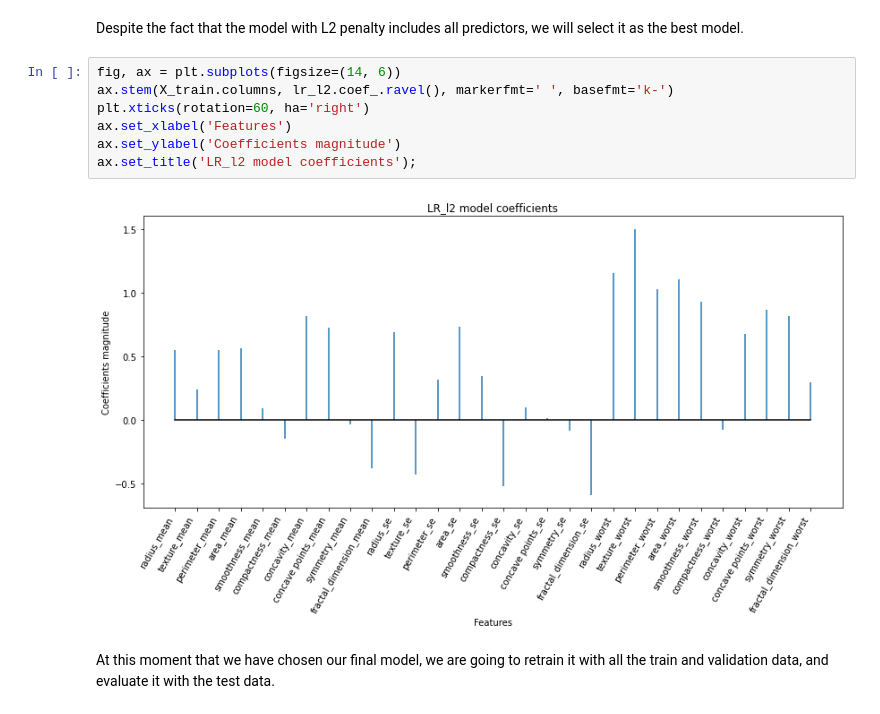
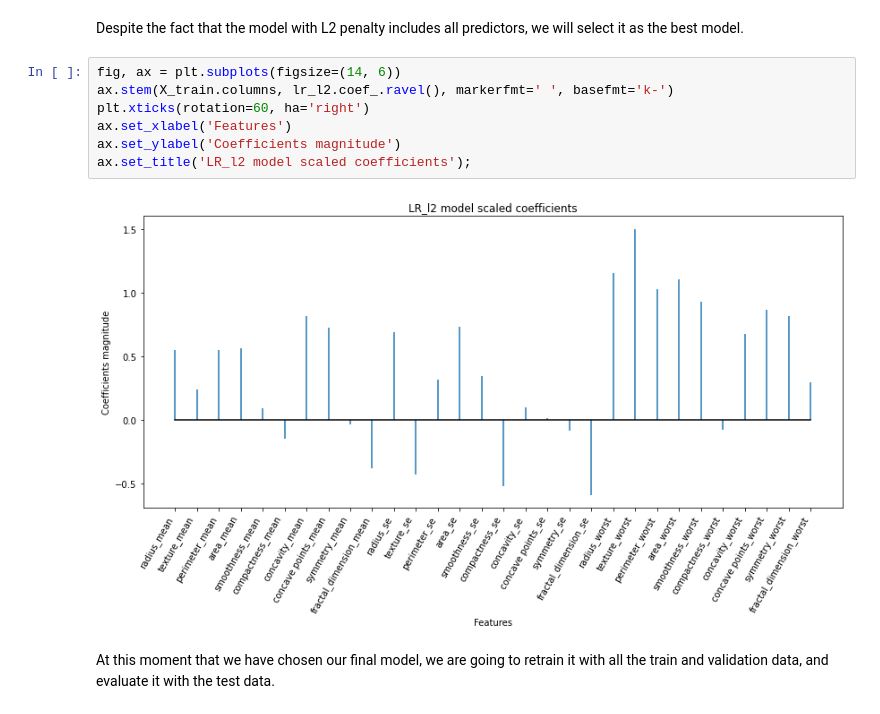
Before and after one commit to mgp165/TFG, a Jupyter notebook: notebooks/models/breast_cancer/logistic_regression.ipynb, the cells around one changed output. Cells and saved outputs as stored; diff of their text form.

```diff
--- a/notebooks/models/breast_cancer/logistic_regression.ipynb
+++ b/notebooks/models/breast_cancer/logistic_regression.ipynb
@@ -93,12 +95,12 @@ Despite the fact that the model with L2 penalty includes all predictors, we will
 # %%
 fig, ax = plt.subplots(figsize=(14, 6))
 ax.stem(X_train.columns, lr_l2.coef_.ravel(), markerfmt=' ', basefmt='k-')
 plt.xticks(rotation=60, ha='right')
 ax.set_xlabel('Features')
 ax.set_ylabel('Coefficients magnitude')
-ax.set_title('LR_l2 model coefficients');
+ax.set_title('LR_l2 model scaled coefficients');
 # %% [output]
-[figure, old version]
+[figure, new version]
 # %% [markdown]
 At this moment that we have chosen our final model, we are going to retrain it with all the train and validation data, and evaluate it with the test data.
 # %%
```
Also changed, not shown: parts of 3 cells of this notebook.
